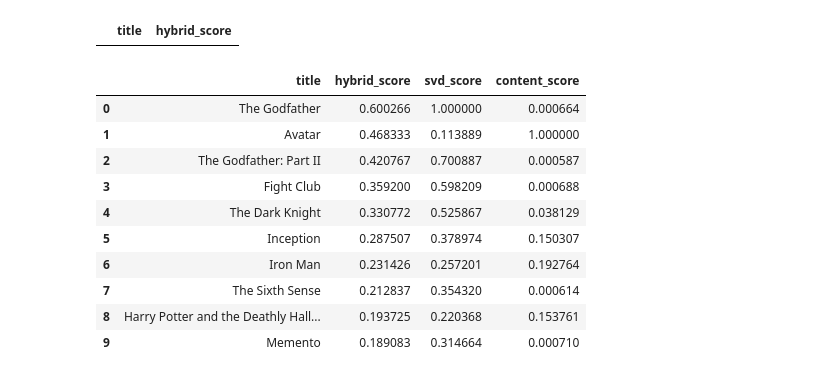
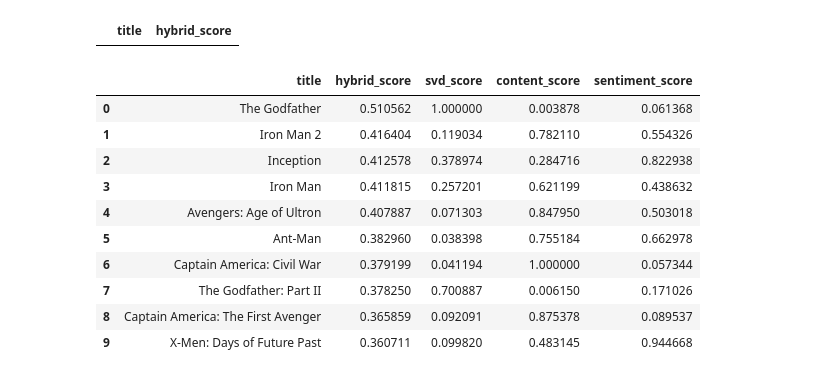
Before and after one commit to Himanshu7d3/CINEIQ, a Jupyter notebook: main.ipynb, the cells around one changed output. Cells and saved outputs as stored; diff of their text form; code cells hidden in the pictures.

Commit message:
Sentiment score has also added in the hybrid score

```diff
--- a/main.ipynb
+++ b/main.ipynb
@@ -124,17 +124,17 @@ recommend.hybrid_recommendation(3,'Harry potter')
 |  | title | hybrid_score |
 # %%
 #after using pickel it takes only 0.7 seconds to give the recommendation
-recommend.hybrid_recommendation(1,'Avatar')
+recommend.hybrid_recommendation(1,'Captain America: The Winter Soldier')
 # %% [output]
-|  | title | hybrid_score | svd_score | content_score |
-| 0 | The Godfather | 0.600266 | 1.000000 | 0.000664 |
-| 1 | Avatar | 0.468333 | 0.113889 | 1.000000 |
-| 2 | The Godfather: Part II | 0.420767 | 0.700887 | 0.000587 |
-| 3 | Fight Club | 0.359200 | 0.598209 | 0.000688 |
-| 4 | The Dark Knight | 0.330772 | 0.525867 | 0.038129 |
-| 5 | Inception | 0.287507 | 0.378974 | 0.150307 |
-| 6 | Iron Man | 0.231426 | 0.257201 | 0.192764 |
-| 7 | The Sixth Sense | 0.212837 | 0.354320 | 0.000614 |
-| 8 | Harry Potter and the Deathly Hall... | 0.193725 | 0.220368 | 0.153761 |
-| 9 | Memento | 0.189083 | 0.314664 | 0.000710 |
+|  | title | hybrid_score | svd_score | content_score | sentiment_score |
+| 0 | The Godfather | 0.510562 | 1.000000 | 0.003878 | 0.061368 |
+| 1 | Iron Man 2 | 0.416404 | 0.119034 | 0.782110 | 0.554326 |
+| 2 | Inception | 0.412578 | 0.378974 | 0.284716 | 0.822938 |
+| 3 | Iron Man | 0.411815 | 0.257201 | 0.621199 | 0.438632 |
+| 4 | Avengers: Age of Ultron | 0.407887 | 0.071303 | 0.847950 | 0.503018 |
+| 5 | Ant-Man | 0.382960 | 0.038398 | 0.755184 | 0.662978 |
+| 6 | Captain America: Civil War | 0.379199 | 0.041194 | 1.000000 | 0.057344 |
+| 7 | The Godfather: Part II | 0.378250 | 0.700887 | 0.006150 | 0.171026 |
+| 8 | Captain America: The First Avenger | 0.365859 | 0.092091 | 0.875378 | 0.089537 |
+| 9 | X-Men: Days of Future Past | 0.360711 | 0.099820 | 0.483145 | 0.944668 |
 # %%
```
Also changed, not shown: parts of 7 cells of this notebook, 2 other files.
